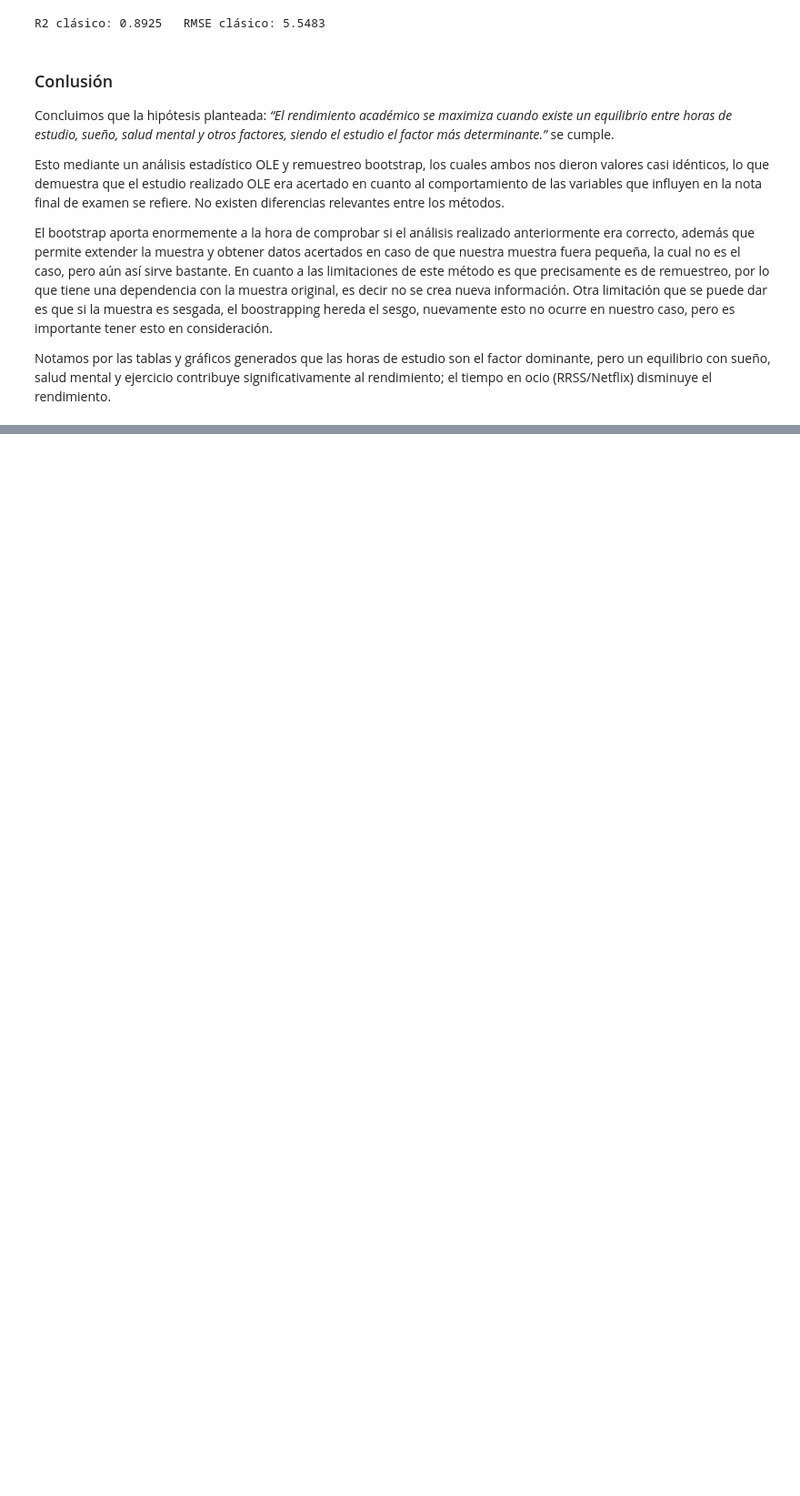
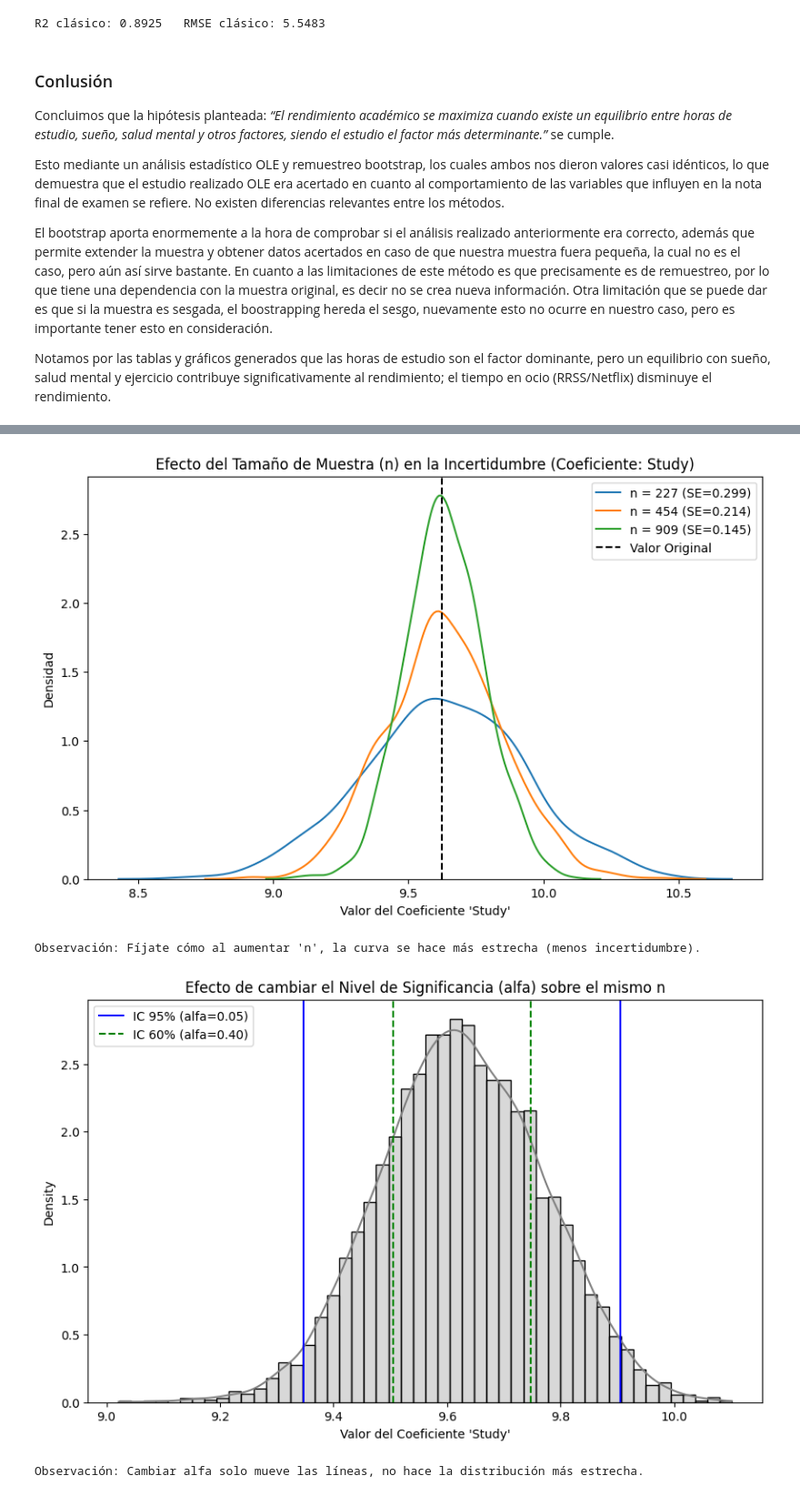
Before and after one commit to Gragas1v9/Trabajo-Estaca, a Jupyter notebook: notebook-estaca-1.ipynb, the cells around one changed output, grey strips where cells are left out. Shown at 91% size. Cells and saved outputs as stored; diff of their text form; code cells hidden in the pictures; blank space fills up the shorter version.

```diff
--- a/notebook-estaca-1.ipynb
+++ b/notebook-estaca-1.ipynb
@@ -718,0 +794,64 @@ Notamos por las tablas y gráficos generados que las horas de estudio son el fac
+# %%
+# --- 2.1. Experimento: Variando N (Tamaño de muestra) ---
+# Vamos a simular tomar menos datos para ver cómo AUMENTA la incertidumbre.
+# Esto te ayuda a argumentar que para REDUCIRLA, necesitas HACER LO CONTRARIO (más datos).
+
+n_sizes = [int(n*0.25), int(n*0.5), n] # 25%, 50% y 100% de los datos originales
+se_results = {}
+
+plt.figure(figsize=(10, 6))
+
+for size in n_sizes:
+    # Hacemos un bootstrap "simulado" usando solo un subconjunto de datos
+    # OJO: Esto es una simulación para ver el efecto de N.
+    # En un bootstrap real para N actual, usas size=n siempre.
+    rng = np.random.default_rng(42)
+    betas_n = np.empty((1000, X.shape[1])) # Menos iteraciones para que sea rápido
+    for b in range(1000):
+        # Muestreo con reemplazo de tamaño 'size'
+        idx = rng.integers(0, n, size)
+        Xb = X[idx]
+        Yb = Y[idx]
+        betas_n[b] = np.linalg.pinv(Xb.T @ Xb) @ (Xb.T @ Yb)
+
+    # Guardamos el SE de la variable 'Study' (índice 1) como ejemplo
+    se_results[size] = betas_n.std(axis=0, ddof=1)[1]
+    # Graficamos la densidad para la variable 'Study'
+    sns.kdeplot(betas_n[:, 1], label=f"n = {size} (SE={se_results[size]:.3f})")
+
+plt.axvline(pendientes_hat[1], color='k', linestyle='--', label="Valor Original")
+plt.title("Efecto del Tamaño de Muestra (n) en la Incertidumbre (Coeficiente: Study)")
+plt.xlabel("Valor del Coeficiente 'Study'")
+plt.ylabel("Densidad")
+plt.legend()
+plt.show()
+
+print("Observación: Fíjate cómo al aumentar 'n', la curva se hace más estrecha (menos incertidumbre).")
+
+# --- 2.2. Experimento: Variando el Nivel de Significancia (alfa) ---
+# Esto no cambia la curva (la distribución), solo las líneas rojas (el intervalo).
+# Graficamos esto para justificar que cambiar alfa NO reduce la incertidumbre real del estimador.
+
+plt.figure(figsize=(10, 6))
+sns.histplot(betas_937[:, 1], bins=50, kde=True, color="gray", stat="density", alpha=0.3)
+plt.title("Efecto de cambiar el Nivel de Significancia (alfa) sobre el mismo n")
+plt.xlabel("Valor del Coeficiente 'Study'")
+
+# IC al 95% (alfa = 0.05)
+ci_95 = np.percentile(betas_937[:, 1], [2.5, 97.5])
+plt.axvline(ci_95[0], color='blue', linestyle='-', label='IC 95% (alfa=0.05)')
+plt.axvline(ci_95[1], color='blue', linestyle='-')
+
+# IC al 60% (alfa = 0.40) - "Reduciendo" artificialmente la anchura
+ci_60 = np.percentile(betas_937[:, 1], [20, 80])
+plt.axvline(ci_60[0], color='green', linestyle='--', label='IC 60% (alfa=0.40)')
+plt.axvline(ci_60[1], color='green', linestyle='--')
+
+plt.legend()
+plt.show()
+print("Observación: Cambiar alfa solo mueve las líneas, no hace la distribución más estrecha.")
+# %% [output]
+[figure, added]
+Observación: Fíjate cómo al aumentar 'n', la curva se hace más estrecha (menos incertidumbre).
+[figure, added]
+Observación: Cambiar alfa solo mueve las líneas, no hace la distribución más estrecha.
```
Also changed, not shown: parts of 8 cells of this notebook.
